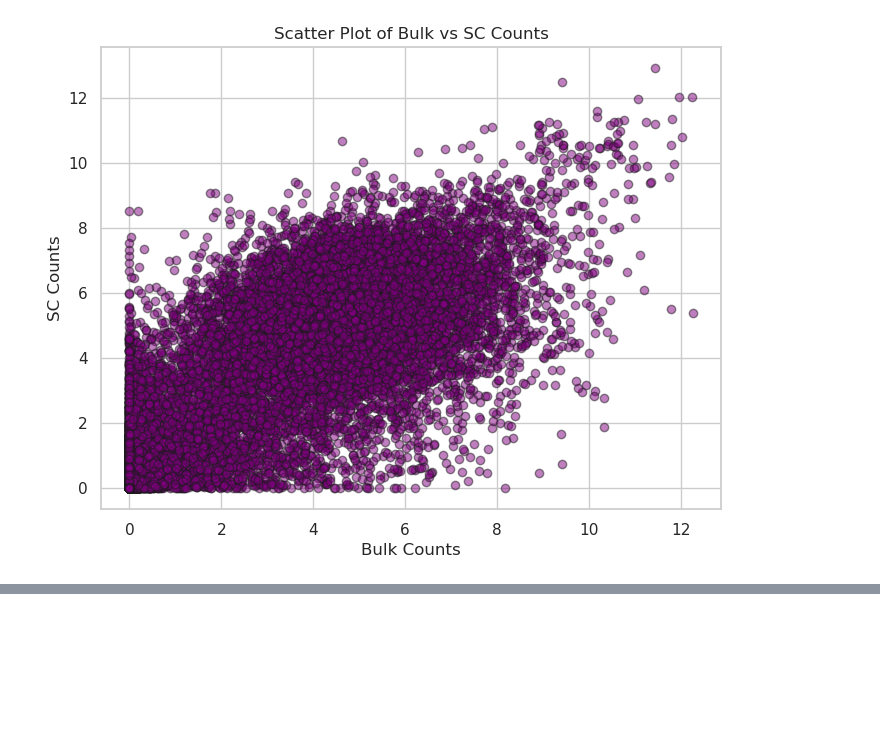
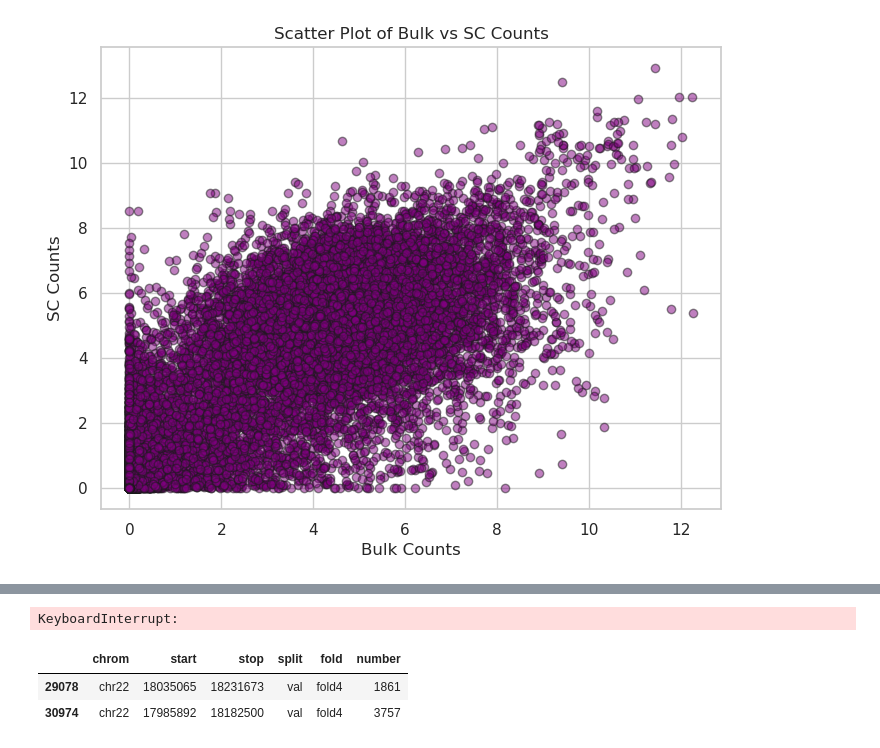
Before and after one commit to Sarthak-Ti/caduceus, a Jupyter notebook: code_test/RNA_vs_CAGE2.ipynb, the cells around one changed output, grey strips where cells are left out. Saved outputs shown, nothing was run; the diff lists cells and outputs as text; code cells hidden in the pictures; blank space fills up the shorter version.

```diff
--- a/code_test/RNA_vs_CAGE2.ipynb
+++ b/code_test/RNA_vs_CAGE2.ipynb
@@ -730,0 +842,71 @@ plt.show()
+# %%
+#now let's just loop through and filter by chrom, then we will do what we hope to
+#import the json
+import json
+from tqdm import tqdm
+with open('/data1/lesliec/sarthak/data/DE_danwei/k562_bulk_rna_info.json', 'r') as f:
+    bulk = json.load(f)
+
+for gene in tqdm(bulk):
+    if bulk[gene]['split'] == 'train':
+        continue
+    chrom = bulk[gene]['chrom']
+    if chrom == 'chrX' or chrom == 'chrY' or chrom == 'chrM':
+        continue
+    gene_bed = bed[bed['chrom'] == chrom]
+    # print(f"Gene: {gene}, Chrom: {chrom}, Number of entries in bed for this chrom: {len(gene_bed)}")
+    #now loop through the bed entries and see if the TSS falls within any of them
+    tss = bulk[gene]['tss']
+    in_split = False
+    for i, row in gene_bed.iterrows():
+        if row['start'] <= tss <= row['stop']:
+            # if in_split:
+            #     print(f"Gene {gene} with TSS {tss} falls into multiple bed entries in chrom {chrom}")
+            #     print(f"start: {row['start']}, stop: {row['stop']}, split: {row['split']}")
+            #     break
+            in_split = True
+            if row['split'] != bulk[gene]['split']:
+                print(f"Gene {gene} with TSS {tss} is in bed split {row['split']} but bulk split is {bulk[gene]['split']}")
+                break
+    if not in_split:
+        print(f"Gene {gene} with TSS {tss} does not fall into any bed entry in chrom {chrom}")
+# %% [output]
+KeyboardInterrupt:
+# %%
+#speed this up
+import json
+from tqdm import tqdm
+
+with open('/data1/lesliec/sarthak/data/DE_danwei/k562_bulk_rna_info.json', 'r') as f:
+    bulk = json.load(f)
+
+for gene in tqdm(bulk):
+    if bulk[gene]['split'] == 'train':
+        continue
+
+    chrom = bulk[gene]['chrom']
+    if chrom in ('chrX', 'chrY', 'chrM'):
+        continue
+
+    gene_bed = bed[bed['chrom'] == chrom]
+    tss = bulk[gene]['tss']
+    bulk_split = bulk[gene]['split']
+
+    # Vectorized lookup: instantly find all rows where TSS falls between start and stop
+    matches = gene_bed[(gene_bed['start'] <= tss) & (gene_bed['stop'] >= tss)]
+
+    if not matches.empty:
+        # Filter the matches to see if any have a different split
+        mismatches = matches[matches['split'] != bulk_split]
+
+        if not mismatches.empty:
+            bad_split = mismatches.iloc[0]['split']
+            print(f"Gene {gene} with TSS {tss} is in bed split {bad_split} but bulk split is {bulk_split}")
+    else:
+        print(f"Gene {gene} with TSS {tss} does not fall into any bed entry in chrom {chrom}")
+# %%
+matches
+# %% [output]
+|  | chrom | start | stop | split | fold | number |
+| 29078 | chr22 | 18035065 | 18231673 | val | fold4 | 1861 |
+| 30974 | chr22 | 17985892 | 18182500 | val | fold4 | 3757 |
```
Also changed, not shown: parts of 35 cells of this notebook, 7 other files.
